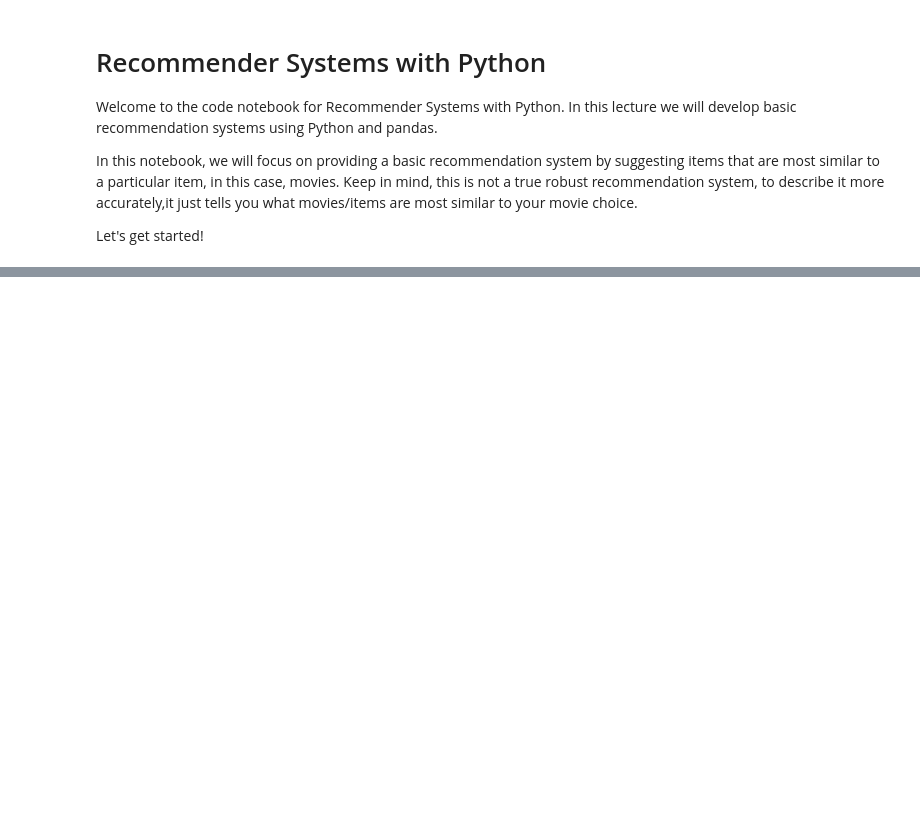
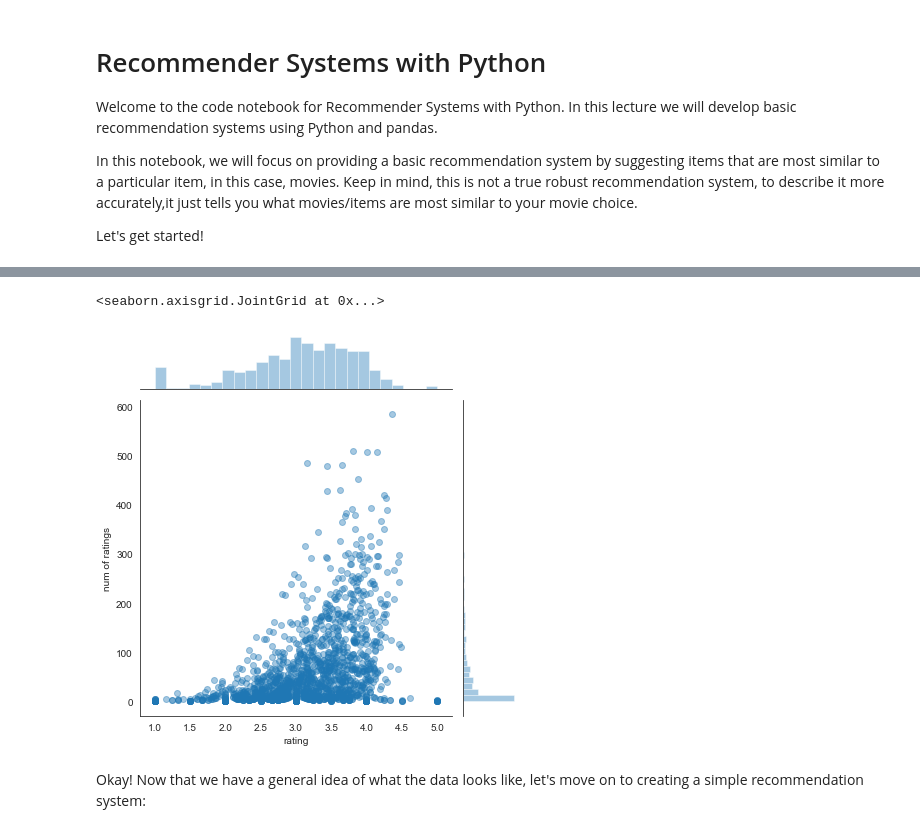
Before and after one commit to akash16dhotre/03_Movie_Recommendation_System, a Jupyter notebook: Recommender Systems with Python.ipynb, the cells around one changed output, grey strips where cells are left out. Saved outputs shown, nothing was run; the diff lists cells and outputs as text; code cells hidden in the pictures; blank space fills up the shorter version.

```diff
--- a/Recommender Systems with Python.ipynb
+++ b/Recommender Systems with Python.ipynb
@@ -19,0 +117,7 @@ FileNotFoundError: [Errno 2] File u.data does not exist: 'u.data'
+# %%
+sns.jointplot(x='rating', y='num of ratings', data=rating,alpha=0.4)
+# %% [output]
+<seaborn.axisgrid.JointGrid at 0x...>
+[figure, added]
+# %% [markdown]
+Okay! Now that we have a general idea of what the data looks like, let's move on to creating a simple recommendation system:
```
Also changed, not shown: parts of 13 cells of this notebook.
